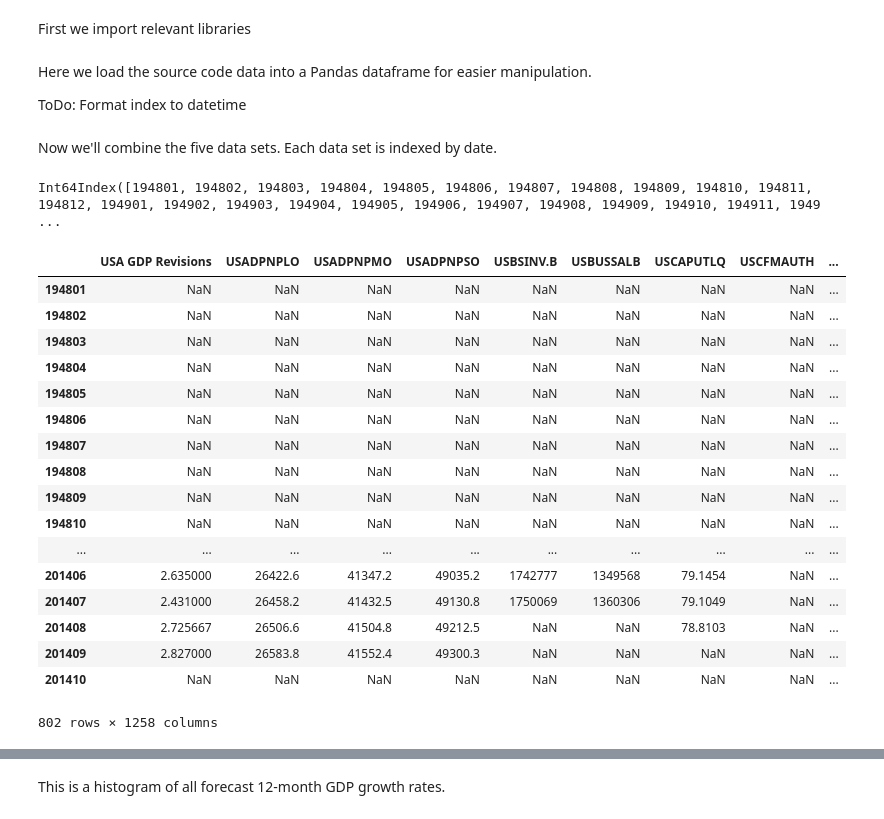
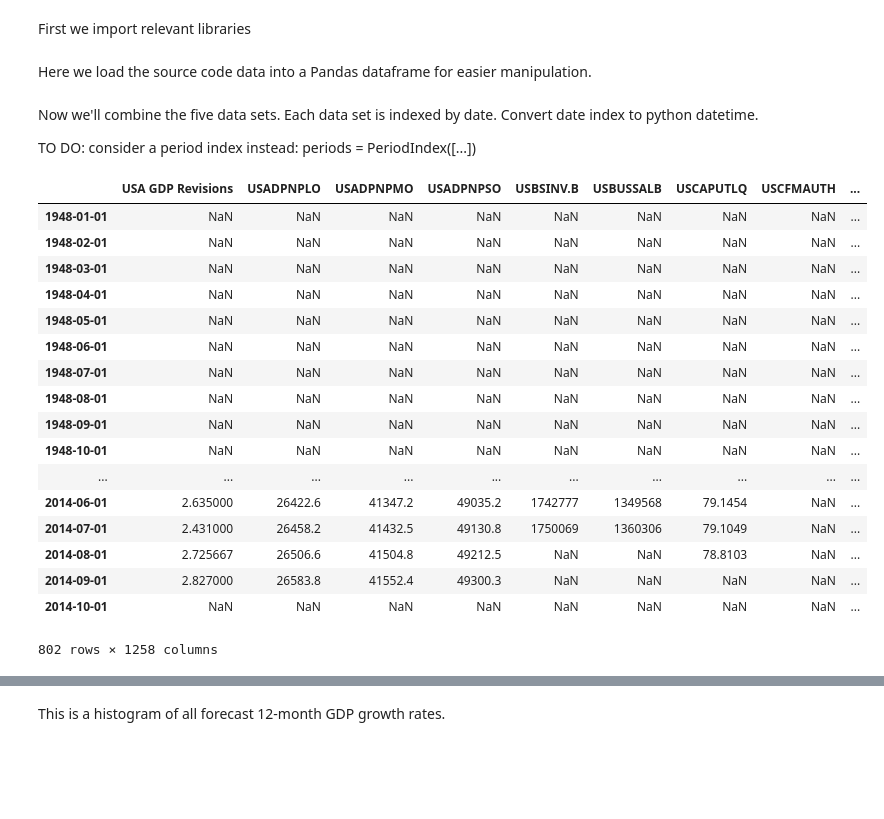
Before and after one commit to rhouck/gdp, a Jupyter notebook: Predict GDP Forecasts.ipynb, the cells around one changed output, grey strips where cells are left out. Saved outputs shown, nothing was run; the diff lists cells and outputs as text; code cells hidden in the pictures; blank space fills up the shorter version.

```diff
--- a/Predict GDP Forecasts.ipynb
+++ b/Predict GDP Forecasts.ipynb
@@ -12,9 +19,6 @@ import pandas as pd
 import numpy as np
 # %% [markdown]
 Here we load the source code data into a Pandas dataframe for easier manipulation.
-
-ToDo:
-Format index to datetime
 # %%
 data = pd.read_csv('source/GDP_USA.csv', index_col=0, parse_dates=True)
 GDP_USA = pd.DataFrame(data)
@@ -28,39 +32,45 @@ data = pd.read_csv('source/usa_real_monthly.csv', index_col=0)
 usa_real_monthly = pd.DataFrame(data)
 # %% [markdown]
 Now we'll combine the five data sets. Each data set is indexed by date.
+Convert date index to python datetime.
+
+</br>
+TO DO: consider a period index instead: periods = PeriodIndex([...])
 # %%
 master = pd.concat([
                     GDP_USA.ix[:,:],
                     usa_aggr_monthly.ix[:,:],
                     usa_cons_monthly.ix[:,:],
                     usa_cred_monthly.ix[:,:],
                     usa_real_monthly.ix[:,:],
                     ],
                    axis=1)
-master.index
+dates = master.index.values
+dates = dates * 100 + 1
+dates = np.array(map(str, dates))
+from dateutil.parser import parse
+dates = np.array(map(parse, dates))
+master.index = dates
+master
 # %% [output]
+|  | USA GDP Revisions | USADPNPLO | USADPNPMO | USADPNPSO | USBSINV.B | USBUSSALB | USCAPUTLQ | USCFMAUTH | ... |
+| 1948-01-01 | NaN | NaN | NaN | NaN | NaN | NaN | NaN | NaN | ... |
+| 1948-02-01 | NaN | NaN | NaN | NaN | NaN | NaN | NaN | NaN | ... |
+| 1948-03-01 | NaN | NaN | NaN | NaN | NaN | NaN | NaN | NaN | ... |
+| 1948-04-01 | NaN | NaN | NaN | NaN | NaN | NaN | NaN | NaN | ... |
+| 1948-05-01 | NaN | NaN | NaN | NaN | NaN | NaN | NaN | NaN | ... |
+| 1948-06-01 | NaN | NaN | NaN | NaN | NaN | NaN | NaN | NaN | ... |
+| 1948-07-01 | NaN | NaN | NaN | NaN | NaN | NaN | NaN | NaN | ... |
+| 1948-08-01 | NaN | NaN | NaN | NaN | NaN | NaN | NaN | NaN | ... |
+| 1948-09-01 | NaN | NaN | NaN | NaN | NaN | NaN | NaN | NaN | ... |
+| 1948-10-01 | NaN | NaN | NaN | NaN | NaN | NaN | NaN | NaN | ... |
+| ... | ... | ... | ... | ... | ... | ... | ... | ... | ... |
+| 2014-06-01 | 2.635000 | 26422.6 | 41347.2 | 49035.2 | 1742777 | 1349568 | 79.1454 | NaN | ... |
+| 2014-07-01 | 2.431000 | 26458.2 | 41432.5 | 49130.8 | 1750069 | 1360306 | 79.1049 | NaN | ... |
+| 2014-08-01 | 2.725667 | 26506.6 | 41504.8 | 49212.5 | NaN | NaN | 78.8103 | NaN | ... |
+| 2014-09-01 | 2.827000 | 26583.8 | 41552.4 | 49300.3 | NaN | NaN | NaN | NaN | ... |
+| 2014-10-01 | NaN | NaN | NaN | NaN | NaN | NaN | NaN | NaN | ... |
-Int64Index([194801, 194802, 194803, 194804, 194805, 194806, 194807, 194808, 194809, 194810, 194811, 194812, 194901, 194902, 194903, 194904, 194905, 194906, 194907, 194908, 194909, 194910, 194911, 1949 ...
+802 rows × 1258 columns
-# %%
-master
-# %% [output]
-|  | USA GDP Revisions | USADPNPLO | USADPNPMO | USADPNPSO | USBSINV.B | USBUSSALB | USCAPUTLQ | USCFMAUTH | ... |
-| 194801 | NaN | NaN | NaN | NaN | NaN | NaN | NaN | NaN | ... |
-| 194802 | NaN | NaN | NaN | NaN | NaN | NaN | NaN | NaN | ... |
-| 194803 | NaN | NaN | NaN | NaN | NaN | NaN | NaN | NaN | ... |
-| 194804 | NaN | NaN | NaN | NaN | NaN | NaN | NaN | NaN | ... |
-| 194805 | NaN | NaN | NaN | NaN | NaN | NaN | NaN | NaN | ... |
-| 194806 | NaN | NaN | NaN | NaN | NaN | NaN | NaN | NaN | ... |
-| 194807 | NaN | NaN | NaN | NaN | NaN | NaN | NaN | NaN | ... |
-| 194808 | NaN | NaN | NaN | NaN | NaN | NaN | NaN | NaN | ... |
-| 194809 | NaN | NaN | NaN | NaN | NaN | NaN | NaN | NaN | ... |
-| 194810 | NaN | NaN | NaN | NaN | NaN | NaN | NaN | NaN | ... |
-| ... | ... | ... | ... | ... | ... | ... | ... | ... | ... |
-| 201406 | 2.635000 | 26422.6 | 41347.2 | 49035.2 | 1742777 | 1349568 | 79.1454 | NaN | ... |
-| 201407 | 2.431000 | 26458.2 | 41432.5 | 49130.8 | 1750069 | 1360306 | 79.1049 | NaN | ... |
-| 201408 | 2.725667 | 26506.6 | 41504.8 | 49212.5 | NaN | NaN | 78.8103 | NaN | ... |
-| 201409 | 2.827000 | 26583.8 | 41552.4 | 49300.3 | NaN | NaN | NaN | NaN | ... |
-| 201410 | NaN | NaN | NaN | NaN | NaN | NaN | NaN | NaN | ... |
-802 rows × 1258 columns
 # %%
 master.describe()
 # %% [output]
```
Also changed, not shown: parts of 10 cells of this notebook.
